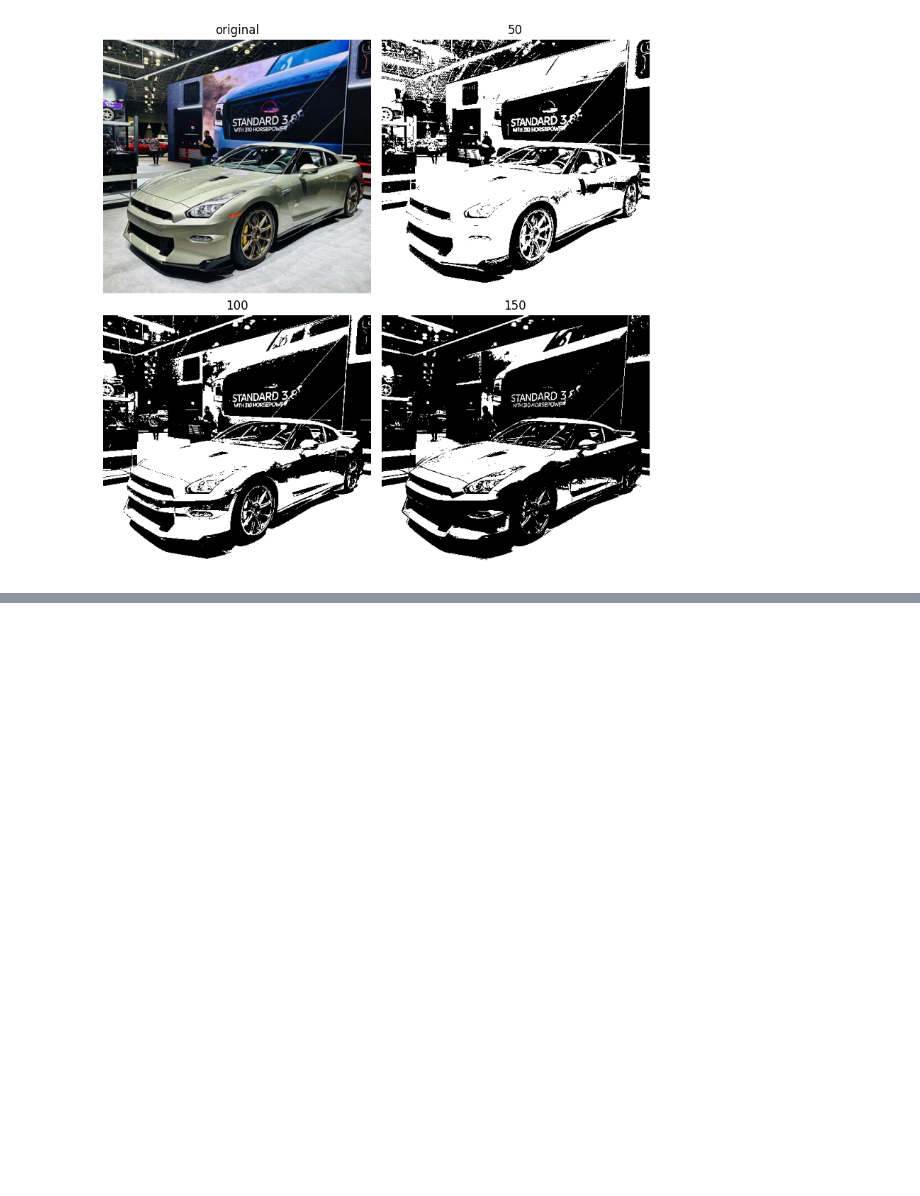
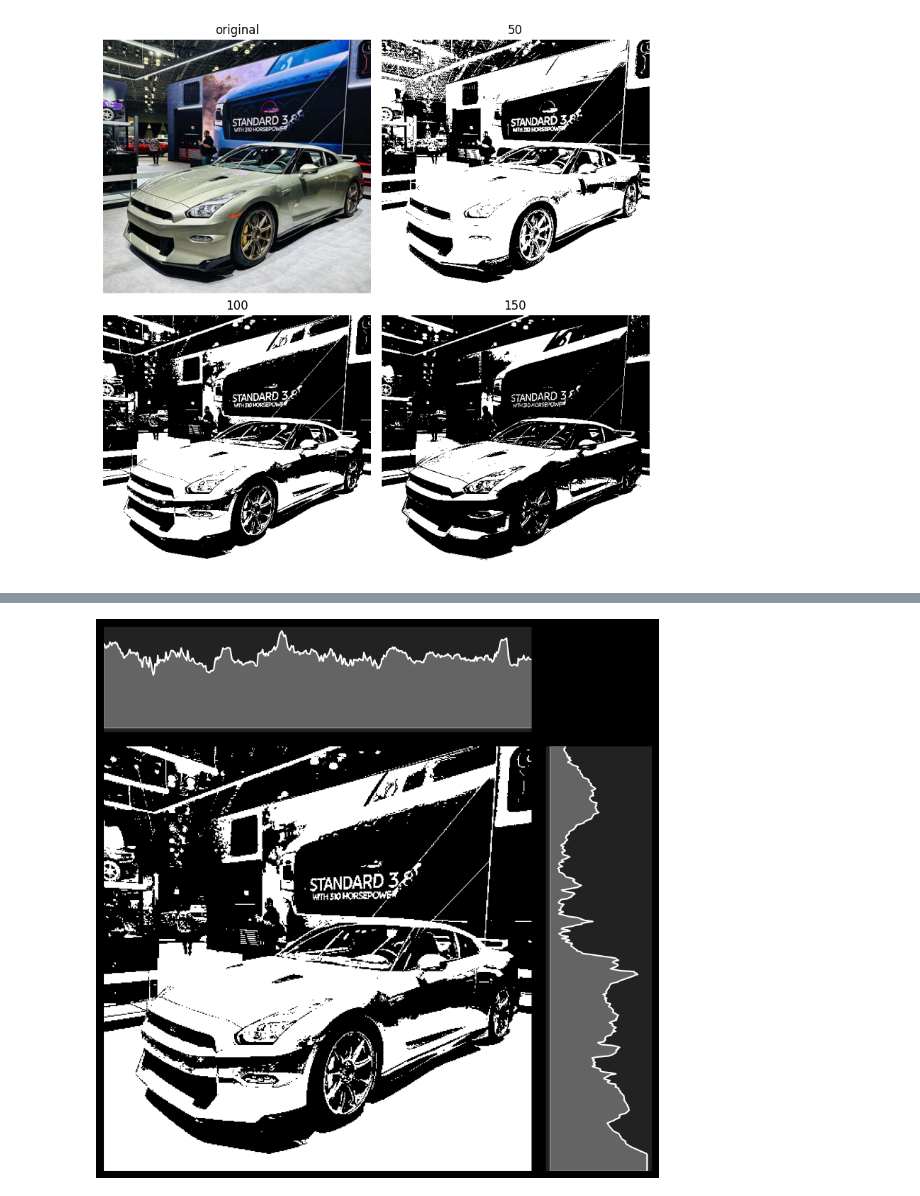
Before and after one commit to Michael-Pytel/Image-Processing, a Jupyter notebook: src/showcase.ipynb, the cells around one changed output, grey strips where cells are left out. Saved outputs shown, nothing was run; the diff lists cells and outputs as text; code cells hidden in the pictures; blank space fills up the shorter version.

```diff
--- a/src/showcase.ipynb
+++ b/src/showcase.ipynb
@@ -82,0 +196,38 @@ plot_images(imgs, titles)
+# %%
+def plot_image_with_projections(img):
+    # Compute projections
+    horizontal_projection = np.sum(img, axis=1)  # Sum across rows
+    vertical_projection = np.sum(img, axis=0)    # Sum across columns
+
+    # Create a figure with gridspec to control layout
+    fig = plt.figure(figsize=(10, 10), facecolor='black')
+    # Layout with horizontal projection on right
+    grid = fig.add_gridspec(2, 2, width_ratios=[4, 1], height_ratios=[1, 4], wspace=0.05, hspace=0.05)
+
+    # Main Image
+    ax_img = fig.add_subplot(grid[1, 0])
+    ax_img.imshow(img, cmap='gray', aspect='auto')
+    ax_img.set_xticks([])
+    ax_img.set_yticks([])
+
+    # Horizontal Projection (Right side)
+    ax_hor = fig.add_subplot(grid[1, 1], sharey=ax_img)
+    # Plot the line (from left to right)
+    ax_hor.plot(horizontal_projection, np.arange(len(horizontal_projection)), color='white', linewidth=1.5)
+    # Fill below the line
+    ax_hor.fill_betweenx(np.arange(len(horizontal_projection)), 0, horizontal_projection, color='white', alpha=0.3)
+    ax_hor.set_xticks([])
+    ax_hor.set_yticks([])
+    ax_hor.set_facecolor('#222222')
+
+    # Vertical Projection (Top)
+    ax_ver = fig.add_subplot(grid[0, 0], sharex=ax_img)
+    # Plot the line
+    ax_ver.plot(np.arange(len(vertical_projection)), vertical_projection, color='white', linewidth=1.5)
+    # Fill below the line
+    ax_ver.fill_between(np.arange(len(vertical_projection)), 0, vertical_projection, color='white', alpha=0.3)
+    ax_ver.set_xticks([])
+    ax_ver.set_yticks([])
+    ax_ver.set_facecolor('#222222')
+
+    plt.show()
@@ -82,0 +237,4 @@ plot_images(imgs, titles)
+# %%
+plot_image_with_projections(bin_100)
+# %% [output]
+[figure, added]
```
Also changed, not shown: parts of 10 cells of this notebook, 10 other files.
